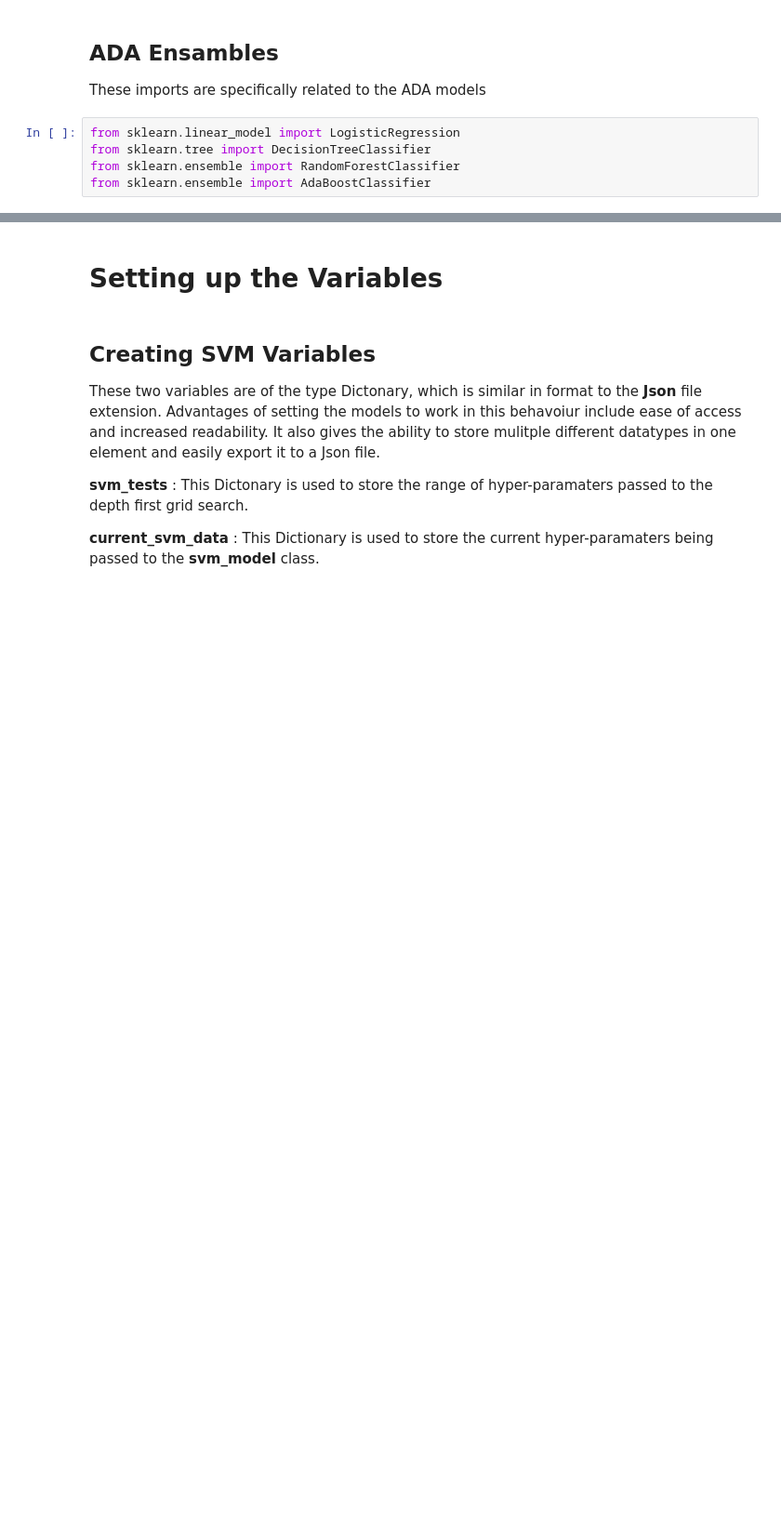
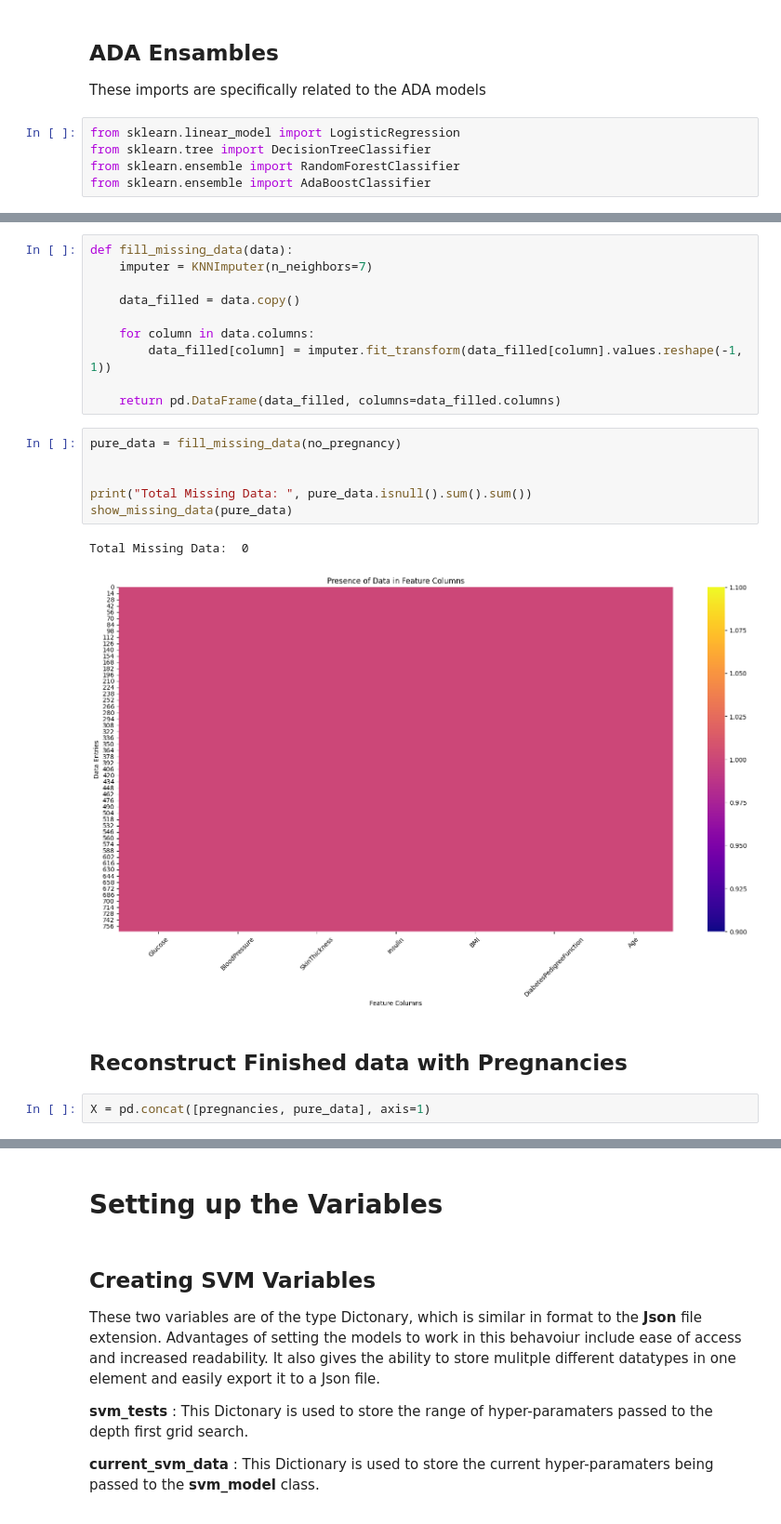
Before and after one commit to Sp0xF8/Individual-Project, a Jupyter notebook: assessment_final.ipynb, the cells around one changed output, grey strips where cells are left out. Shown at 93% size. Cells and saved outputs as stored; diff of their text form; blank space fills up the shorter version.

```diff
--- a/assessment_final.ipynb
+++ b/assessment_final.ipynb
@@ -69 +160,24 @@ print(data.shape)
+# %%
+def fill_missing_data(data):
+	imputer = KNNImputer(n_neighbors=7)
+
+	data_filled = data.copy()
+
+	for column in data.columns:
+		data_filled[column] = imputer.fit_transform(data_filled[column].values.reshape(-1, 1))
+
+	return pd.DataFrame(data_filled, columns=data_filled.columns)
+# %%
+pure_data = fill_missing_data(no_pregnancy)
+
+
+print("Total Missing Data: ", pure_data.isnull().sum().sum())
+show_missing_data(pure_data)
+# %% [output]
+Total Missing Data:  0
+[figure, added]
+# %% [markdown]
+## Reconstruct Finished data with Pregnancies
+# %%
+X = pd.concat([pregnancies, pure_data], axis=1)
 # %% [markdown]
```
Also changed, not shown: parts of 36 cells of this notebook, 8 other files.
